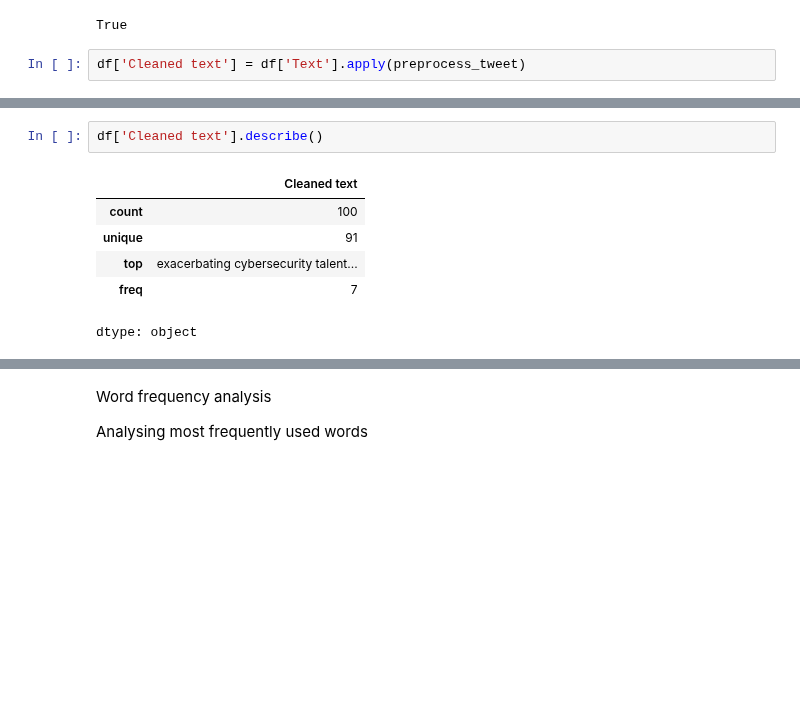
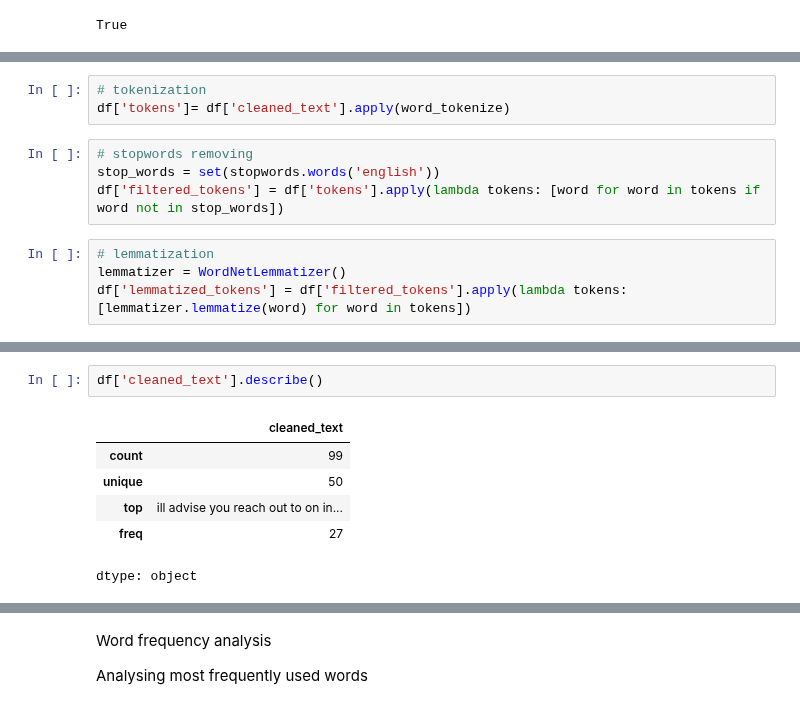
Before and after one commit to athulrj02/TwiPipeline, a Jupyter notebook: DA|CA_One.ipynb, the cells around one changed output, grey strips where cells are left out. Saved outputs shown, nothing was run; the diff lists cells and outputs as text; blank space fills up the shorter version.

```diff
--- a/DA|CA_One.ipynb
+++ b/DA|CA_One.ipynb
@@ -133,5 +259,3 @@ nltk.download('punkt_tab')
 [nltk_data] Downloading package punkt_tab to /root/nltk_data...
 [nltk_data]   Unzipping tokenizers/punkt_tab.zip.
 True
-# %%
-df['Cleaned text'] = df['Text'].apply(preprocess_tweet)
@@ -158,0 +262,11 @@ print(df.head)
+# %%
+# tokenization
+df['tokens']= df['cleaned_text'].apply(word_tokenize)
+# %%
+# stopwords removing
+stop_words = set(stopwords.words('english'))
+df['filtered_tokens'] = df['tokens'].apply(lambda tokens: [word for word in tokens if word not in stop_words])
+# %%
+# lemmatization
+lemmatizer = WordNetLemmatizer()
+df['lemmatized_tokens'] = df['filtered_tokens'].apply(lambda tokens: [lemmatizer.lemmatize(word) for word in tokens])
@@ -178,9 +307,9 @@ df.shape
 # %%
-df['Cleaned text'].describe()
+df['cleaned_text'].describe()
 # %% [output]
-|  | Cleaned text |
-| count | 100 |
-| unique | 91 |
-| top | exacerbating cybersecurity talent... |
-| freq | 7 |
+|  | cleaned_text |
+| count | 99 |
+| unique | 50 |
+| top | ill advise you reach out to on in... |
+| freq | 27 |
 dtype: object
```
Also changed, not shown: parts of 54 cells of this notebook.
